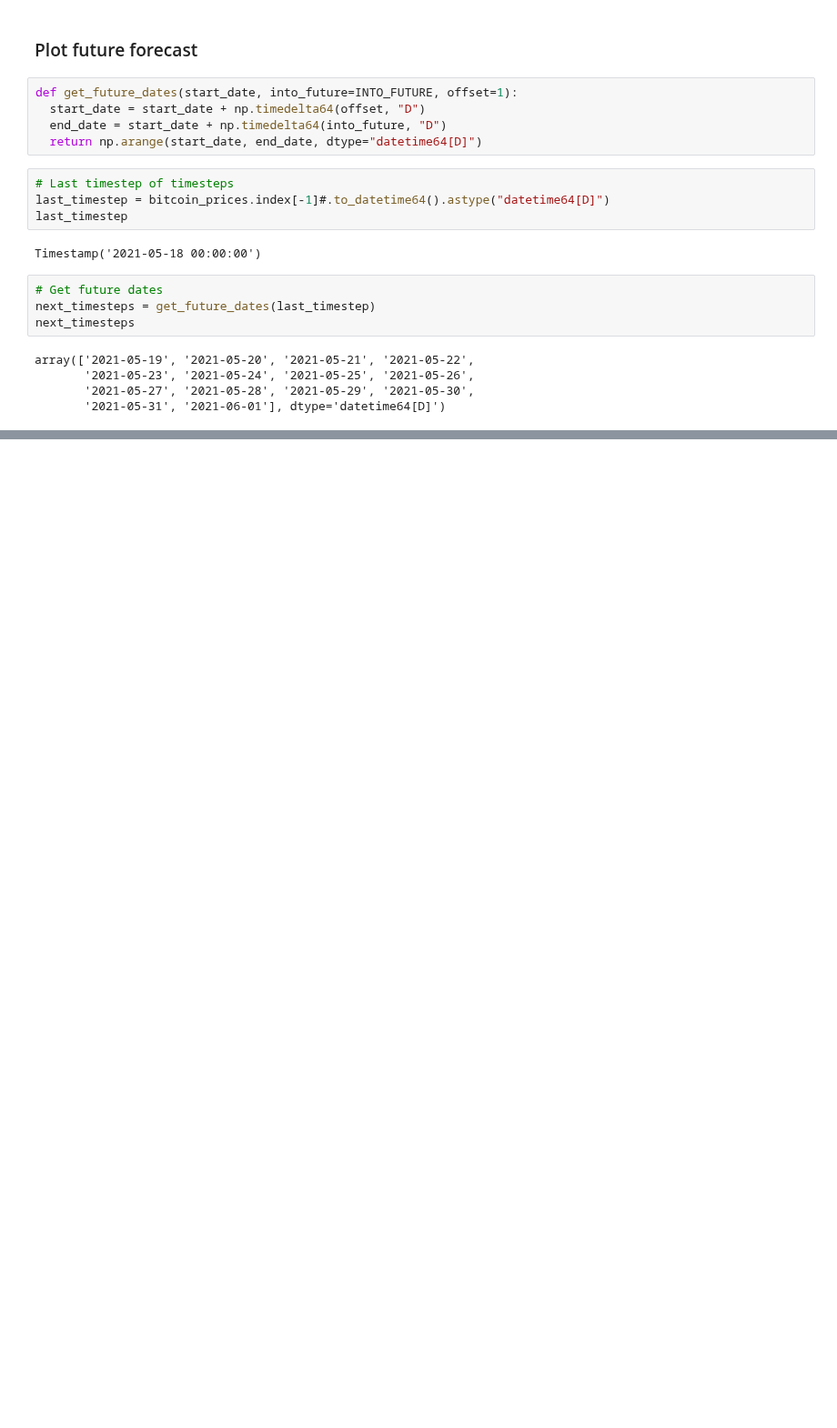
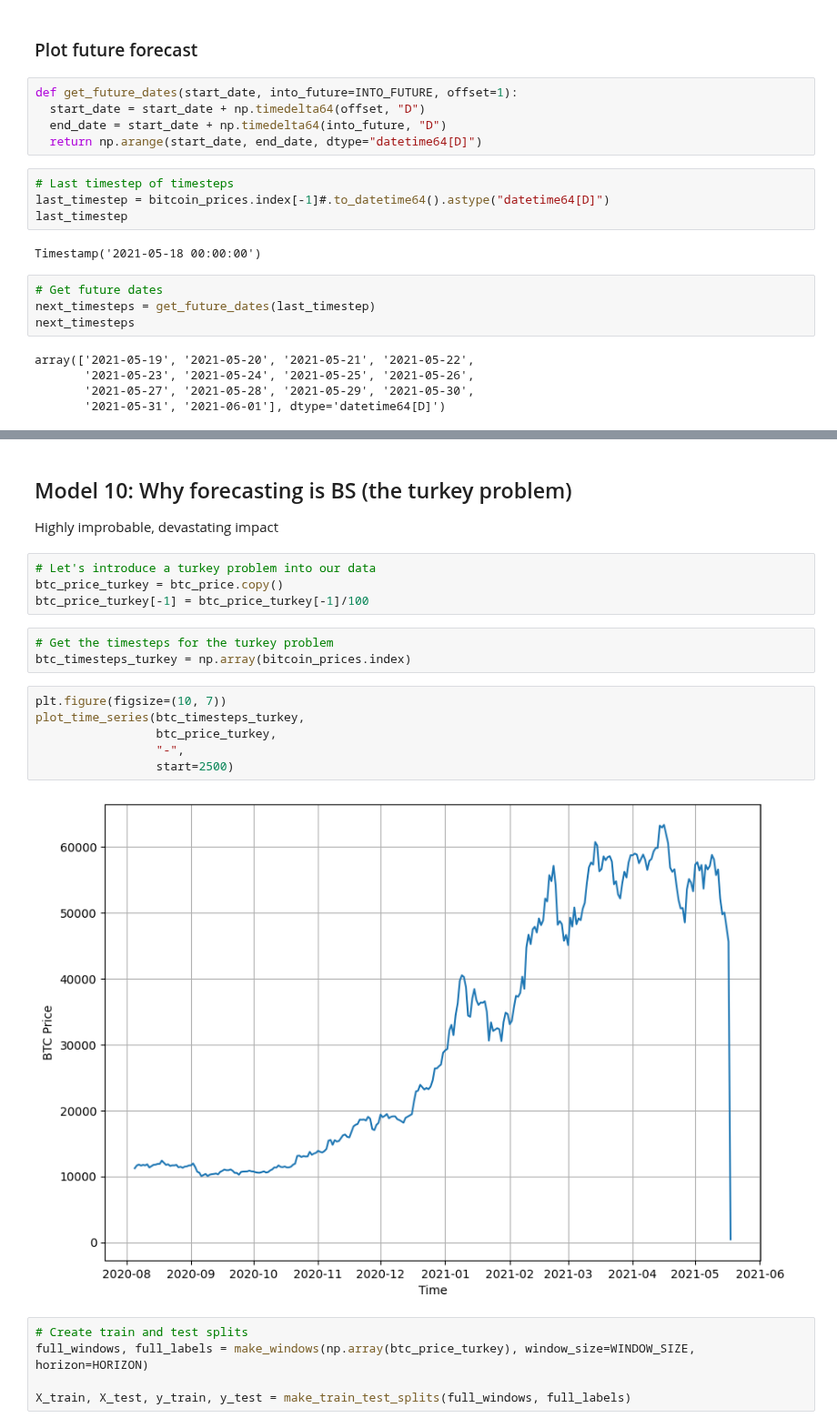
Before and after one commit to kacper-dobrow/tensorflow-course, a Jupyter notebook: 10_time_series_forecasting_with_tensorflow.ipynb, the cells around one changed output, grey strips where cells are left out. Shown at 91% size. Drawn from its saved outputs; the diff is of its cells as text; blank space fills up the shorter version.

```diff
--- a/10_time_series_forecasting_with_tensorflow.ipynb
+++ b/10_time_series_forecasting_with_tensorflow.ipynb
@@ -1635,0 +1640,24 @@ plot_time_series(next_timesteps, future_forecast, format="-", label="Predicted B
+# %% [markdown]
+## Model 10: Why forecasting is BS (the turkey problem)
+
+Highly improbable, devastating impact
+# %%
+# Let's introduce a turkey problem into our data
+btc_price_turkey = btc_price.copy()
+btc_price_turkey[-1] = btc_price_turkey[-1]/100
+# %%
+# Get the timesteps for the turkey problem
+btc_timesteps_turkey = np.array(bitcoin_prices.index)
+# %%
+plt.figure(figsize=(10, 7))
+plot_time_series(btc_timesteps_turkey,
+                 btc_price_turkey,
+                 "-",
+                 start=2500)
+# %% [output]
+[figure, added]
+# %%
+# Create train and test splits
+full_windows, full_labels = make_windows(np.array(btc_price_turkey), window_size=WINDOW_SIZE, horizon=HORIZON)
+
+X_train, X_test, y_train, y_test = make_train_test_splits(full_windows, full_labels)
```
Also changed, not shown: parts of 11 cells of this notebook.
